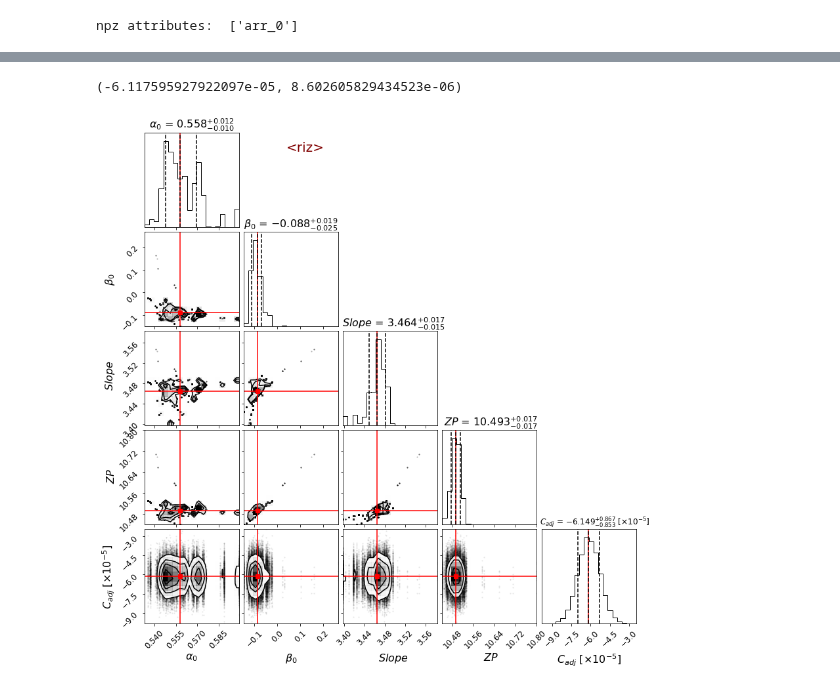
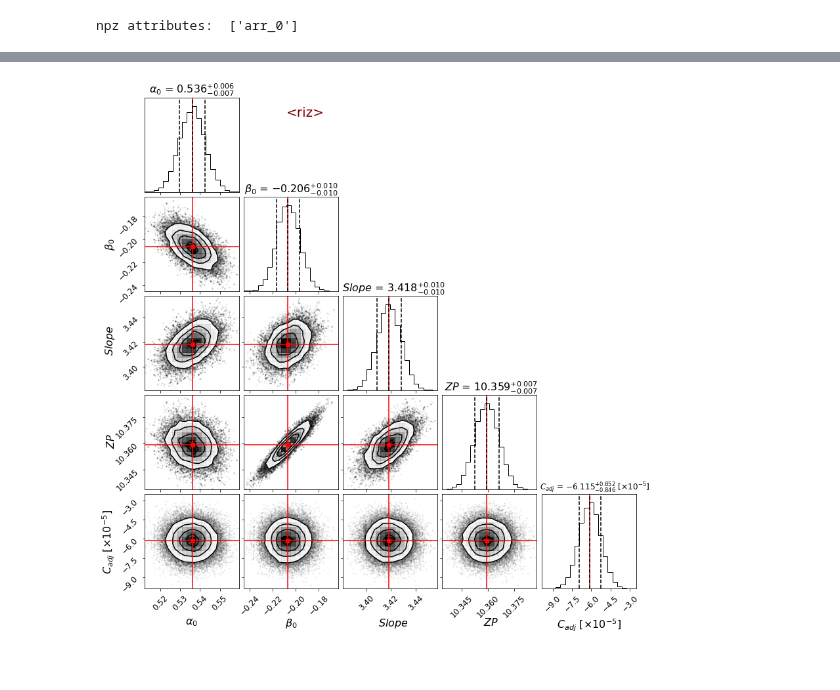
Before and after one commit to ekourkchi/test_TFRcatal, a Jupyter notebook: fit_MLratio_ riz_gi.ipynb, the cells around one changed output, grey strips where cells are left out. Cells and saved outputs as stored; diff of their text form; code cells hidden in the pictures.

```diff
--- a/fit_MLratio_ riz_gi.ipynb
+++ b/fit_MLratio_ riz_gi.ipynb
@@ -327,7 +327,7 @@ samples = sampler.chain[:, 1000:, :].reshape((-1, ndim))
 npzName = "MLratio_riz_gi.copy.npz"
 np.savez(npzName, samples)
 # %%
-npzName = "MLratio_riz_gi.copy.npz"
+npzName = "MLratio_riz_gi.Cadj.npz"
 npzfile = np.load(npzName)
 print("npz attributes: ", npzfile.files)
 samples_ = npzfile['arr_0']
@@ -366,5 +346,3 @@ samples_.shape
 # %%
-np.mean(Carr), np.std(Carr)
+# np.mean(Carr), np.std(Carr)
-# %% [output]
-(-6.117595927922097e-05, 8.602605829434523e-06)
 # %%
@@ -377,28 +355,19 @@ samp[:,4] = Carr*1.e5
 # %%
-samples_ = samp
-npzName = "MLratio_riz_gi.Cadj.copy.npz"
-np.savez(npzName, samples_)
+# samples_ = samp
+# npzName = "MLratio_riz_gi.Cadj.npz"
+# np.savez(npzName, samples_)
 # %%
 ### original
 
-# samples_ = samples_[np.where(samples_[:,0]>0)]
-# samples_ = samples_[(samples_[:,1]>1.56)&(samples_[:,1]<2)]
+samples_ = samples_[np.where(samples_[:,0]>0)]
+samples_ = samples_[(samples_[:,1]>1.56)&(samples_[:,1]<2)]
 
-# # samples_ = samples_[np.where(samples_[:,2]>4)]
-# samples_ = samples_[np.where(samples_[:,3]>10.25)]
+# samples_ = samples_[np.where(samples_[:,2]>4)]
+samples_ = samples_[np.where(samples_[:,3]>10.25)]
 
 
-# samples_[:,1] -= 0.4*(4.64+4.53+4.50)/3.
+samples_[:,1] -= 0.4*(4.64+4.53+4.50)/3.
 # %%
-samples_ = samples_[np.where(samples_[:,0]>0.52)]
-# samples_ = samples_[np.where(samples_[:,0]<0.58)]
-# # samples_ = samples_[(samples_[:,1]>1.56)&(samples_[:,1]<2)]
-
-# samples_ = samples_[np.where(samples_[:,2]>3.44)]
-# samples_ = samples_[np.where(samples_[:,3]<10.56)]
-
-
-samples_[:,1] -= 0.4*(4.64+4.53+4.50)/3.
 
 theta = map(lambda v: (v[1], v[2]-v[1], v[1]-v[0]),
                             zip(*np.percentile(samples_,
@@ -420,31 +389,31 @@ fig = corner.corner(samples_, truth_color='r', labels=labels,
 for ax in fig.get_axes():
     ax.tick_params(axis='both', labelsize=12)
 
     lbl = ax.xaxis.get_label()
     lbl.set_fontsize(16)
     txt = lbl.get_text().strip()
     lbl.set_text(txt)
     lbl.set_linespacing(20)
     lbl = ax.yaxis.get_label()
     lbl.set_fontsize(16)
     txt = lbl.get_text().strip()
     lbl.set_text(txt)
 
     if ax.get_xlabel() == '$C_{adj}$':
         txt = ax.get_title()
         ax.set_title('     '+txt+r'$\/\/[\times 10^{-5}]$')
         ax.set_xlabel(ax.get_xlabel()+r'$\/\/[\times 10^{-5}]$')
 
     if ax.get_ylabel() == '$C_{adj}$':
         ax.set_ylabel(ax.get_ylabel()+r'$\/\/[\times 10^{-5}]$')
 
 
 for ax in fig.get_axes():
     Ylm = ax.get_ylim() ; Xlm = ax.get_xlim()
     x0 = -0.5*Xlm[0]+1.5*Xlm[1]
     y0 = 0.2*Ylm[0]+0.80*Ylm[1]
     ax.text(x0, y0, "<riz>", fontsize=20, color='maroon')
 
     break
 # %% [output]
-[figure, old version]
+[figure, new version]
```
Also changed, not shown: parts of 4 cells of this notebook, 5 other files.
